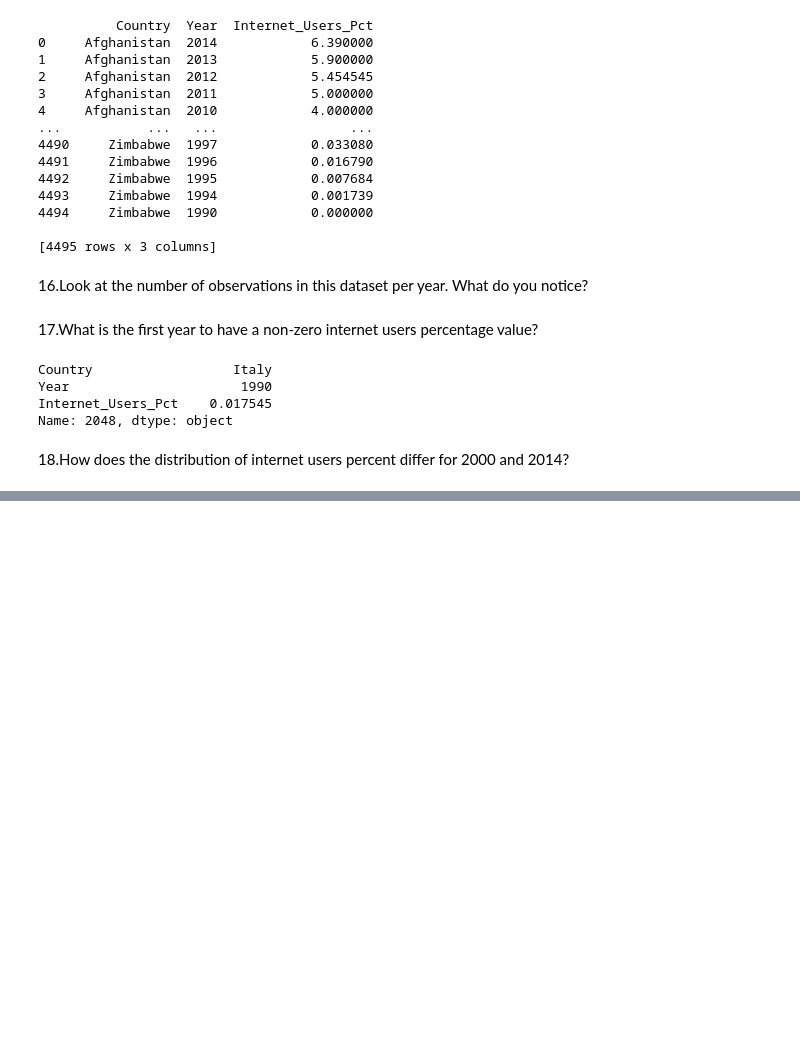
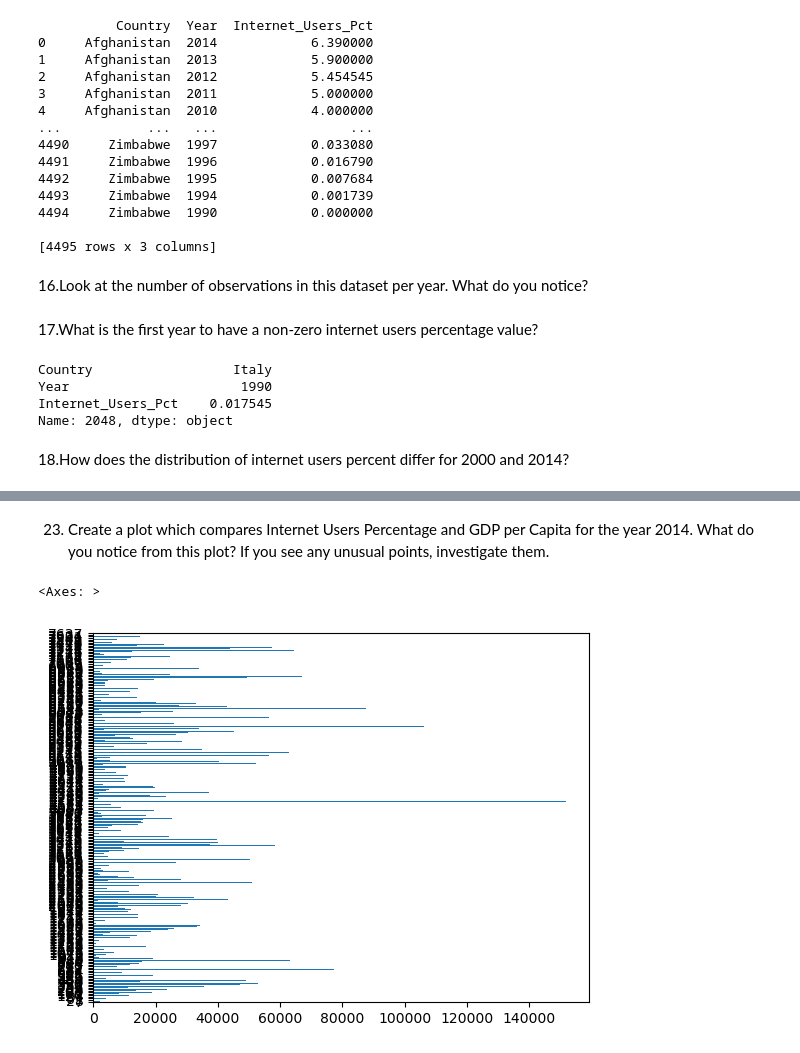
Before and after one commit to NSS-Data-Analytics-Cohort-10/gdp-and-internet-usage-mhm516, a Jupyter notebook: scripts/code_new.ipynb, the cells around one changed output, grey strips where cells are left out. Drawn from its saved outputs; the diff is of its cells as text; code cells hidden in the pictures; blank space fills up the shorter version.

Commit message:
num 23 graphing

```diff
--- a/scripts/code_new.ipynb
+++ b/scripts/code_new.ipynb
@@ -247,0 +260,4 @@ only_00_14
+# %%
+gdp_and_internet_use=pd.merge(gdp_df, internet_df, on=['Country','Year'], how='left')
+gdp_and_internet_use=gdp_and_internet_use.drop(columns=['country_count'])
+gdp_and_internet_use
@@ -247,0 +280,6 @@ only_00_14
+# %%
+year_2014=gdp_and_internet_use.loc[gdp_and_internet_use['Year']==2014]
+highest_internet_14=year_2014.sort_values(by='Internet_Users_Pct', ascending=False)
+highest_gdp_14=year_2014.sort_values(by='GDP_Per_Capita', ascending=False)
+print(highest_internet_14.iloc[0:3])
+print(highest_gdp_14.iloc[0:3])
@@ -247,0 +297,3 @@ only_00_14
+# %%
+gdp_and_internet_use_2014=year_2014
+gdp_and_internet_use_2014
@@ -247,0 +314,7 @@ only_00_14
+# %% [markdown]
+23. Create a plot which compares Internet Users Percentage and GDP per Capita for the year 2014. What do you notice from this plot? If you see any unusual points, investigate them.
+# %%
+gdp_and_internet_use_2014['GDP_Per_Capita'].plot(kind="barh")
+# %% [output]
+<Axes: >
+[figure, added]
```
Also changed, not shown: parts of 9 cells of this notebook.
